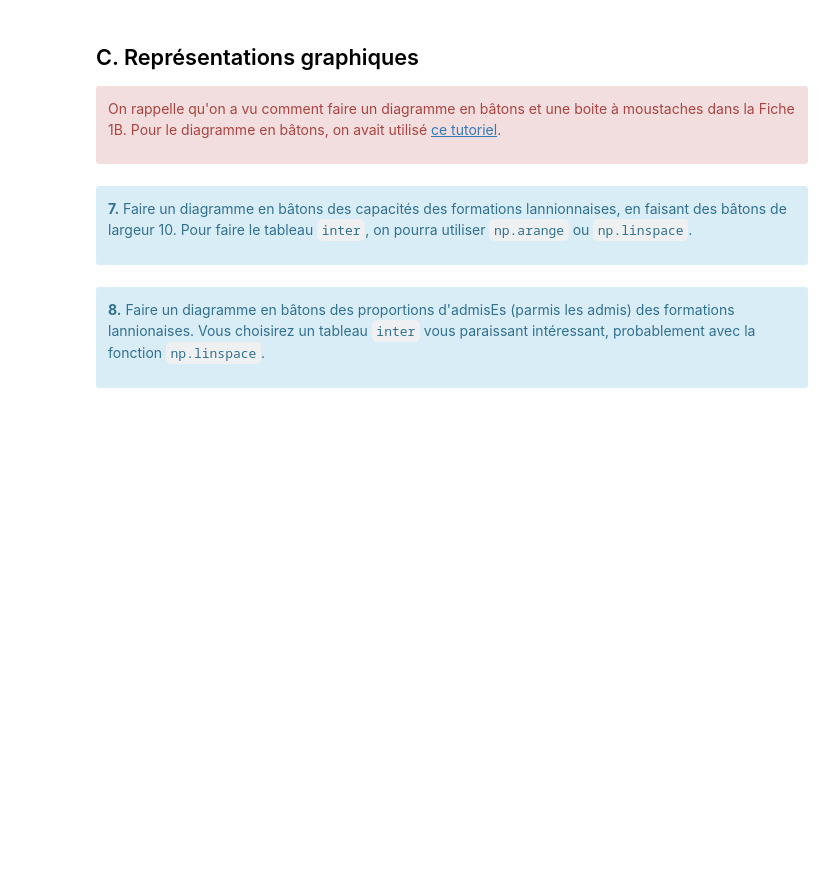
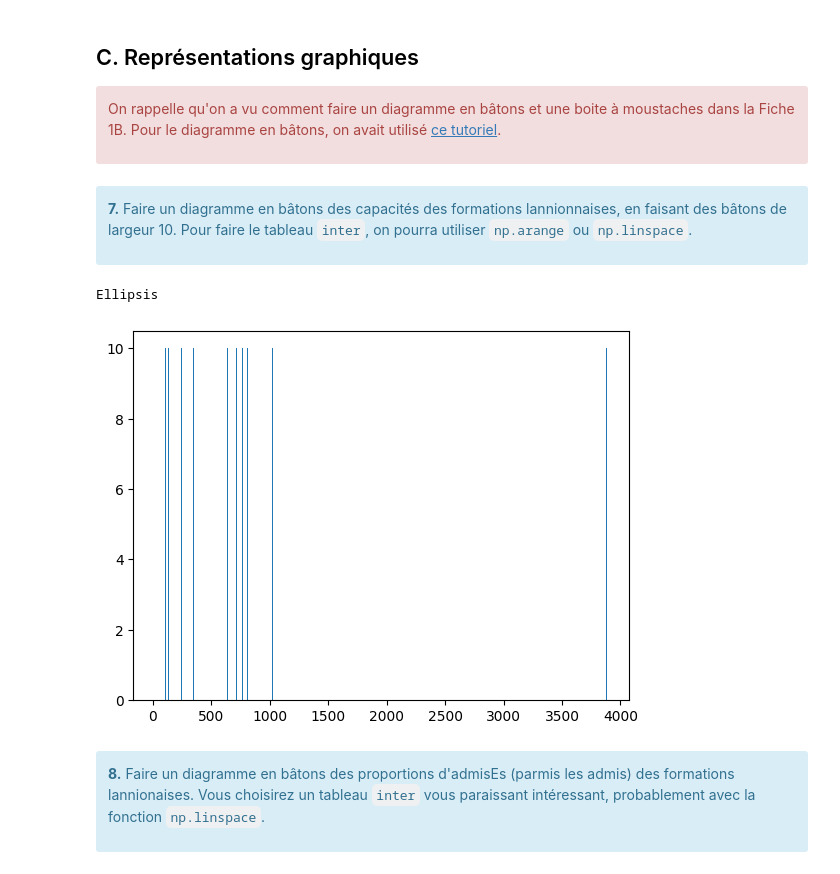
Before and after one commit to Guigui2277/Sae-2.04, a Jupyter notebook: TP/S2.04-R2.08_TP0-Etu.ipynb, the cells around one changed output. Cells and saved outputs as stored; diff of their text form; code cells hidden in the pictures; blank space fills up the shorter version.

```diff
--- a/TP/S2.04-R2.08_TP0-Etu.ipynb
+++ b/TP/S2.04-R2.08_TP0-Etu.ipynb
@@ -159,9 +159,14 @@ On rappelle qu'on a vu comment faire un diagramme en bâtons et une boite à mou
 # %%
 import matplotlib.pyplot as plt
 
-inter = plt.bar
+np.linspace(C, stop=C)
+
+inter = plt.bar(C, width=5, height=10)
 
 ...
+# %% [output]
+Ellipsis
+[figure, added]
 # %% [markdown]
 <div class="alert alert-info" role="alert">
 
```
Also changed, not shown: parts of 15 cells of this notebook, 8 other files.
